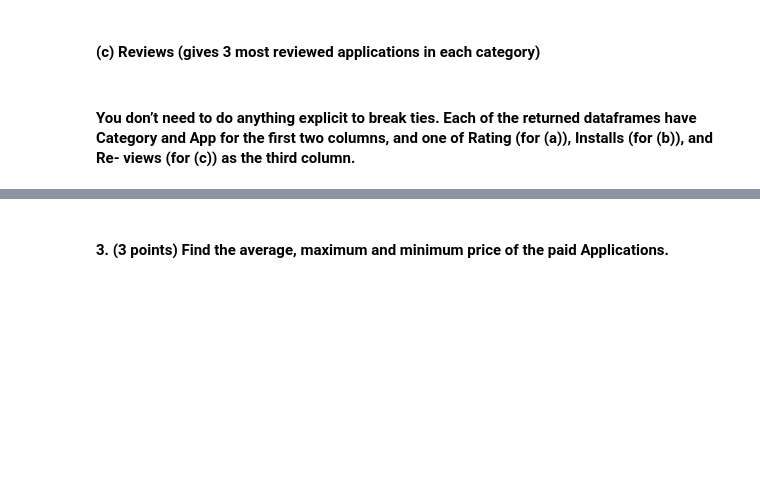
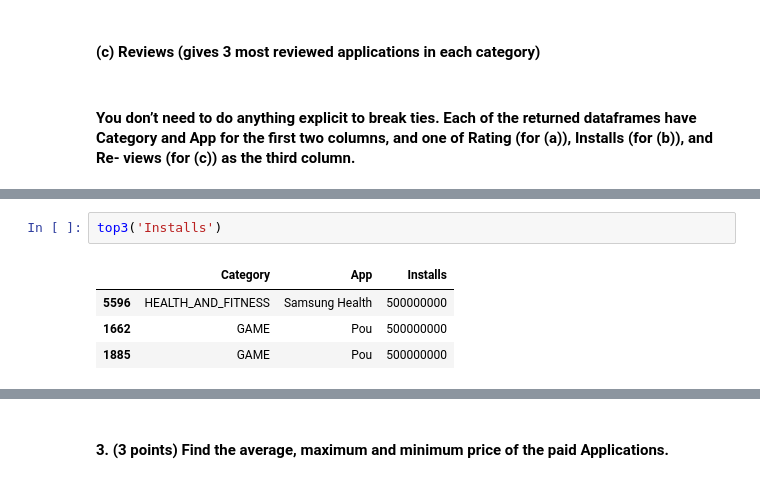
Before and after one commit to Kirill-Vine/210p3, a Jupyter notebook: part3/google_apps.ipynb, the cells around one changed output, grey strips where cells are left out. Saved outputs shown, nothing was run; the diff lists cells and outputs as text; blank space fills up the shorter version.

```diff
--- a/part3/google_apps.ipynb
+++ b/part3/google_apps.ipynb
@@ -278,0 +292,7 @@ Name: Rating, dtype: float64
+# %%
+top3('Installs')
+# %% [output]
+|  | Category | App | Installs |
+| 5596 | HEALTH_AND_FITNESS | Samsung Health | 500000000 |
+| 1662 | GAME | Pou | 500000000 |
+| 1885 | GAME | Pou | 500000000 |
```
Also changed, not shown: parts of 5 cells of this notebook.
